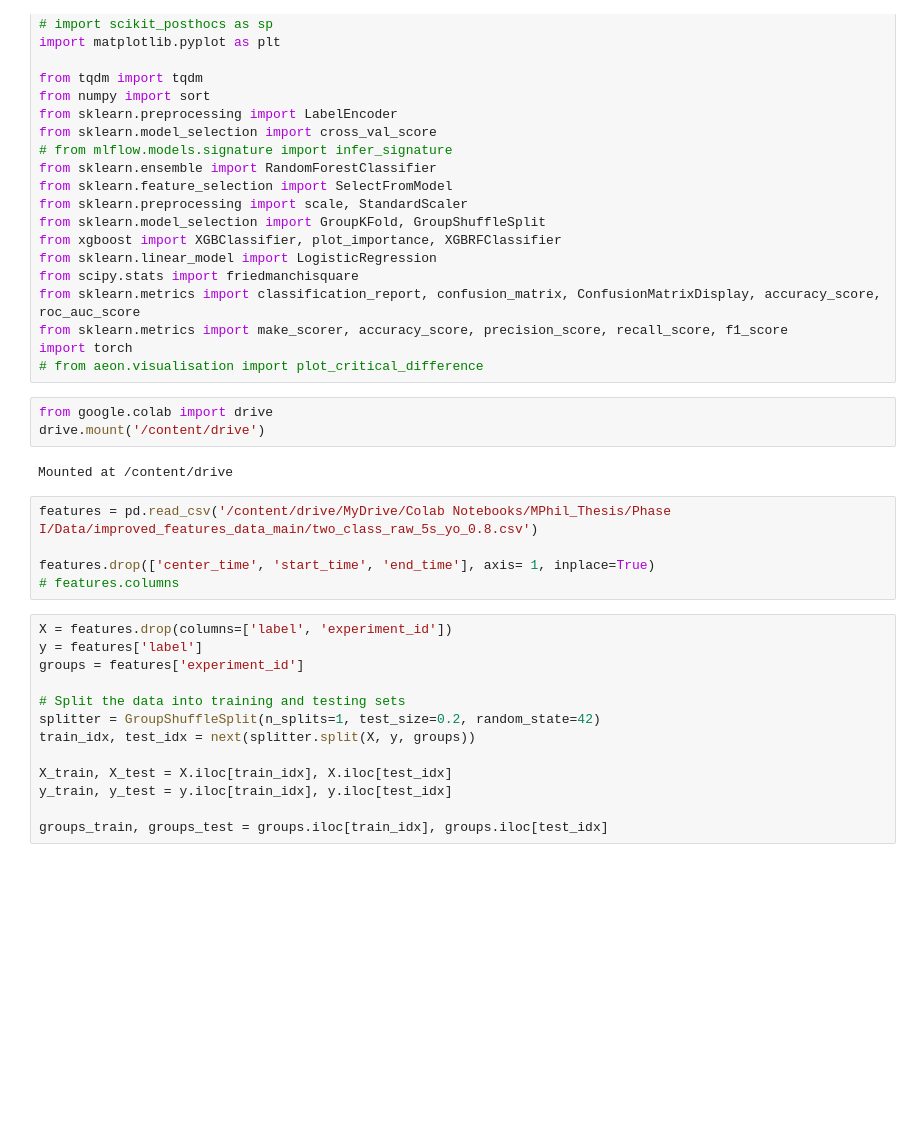
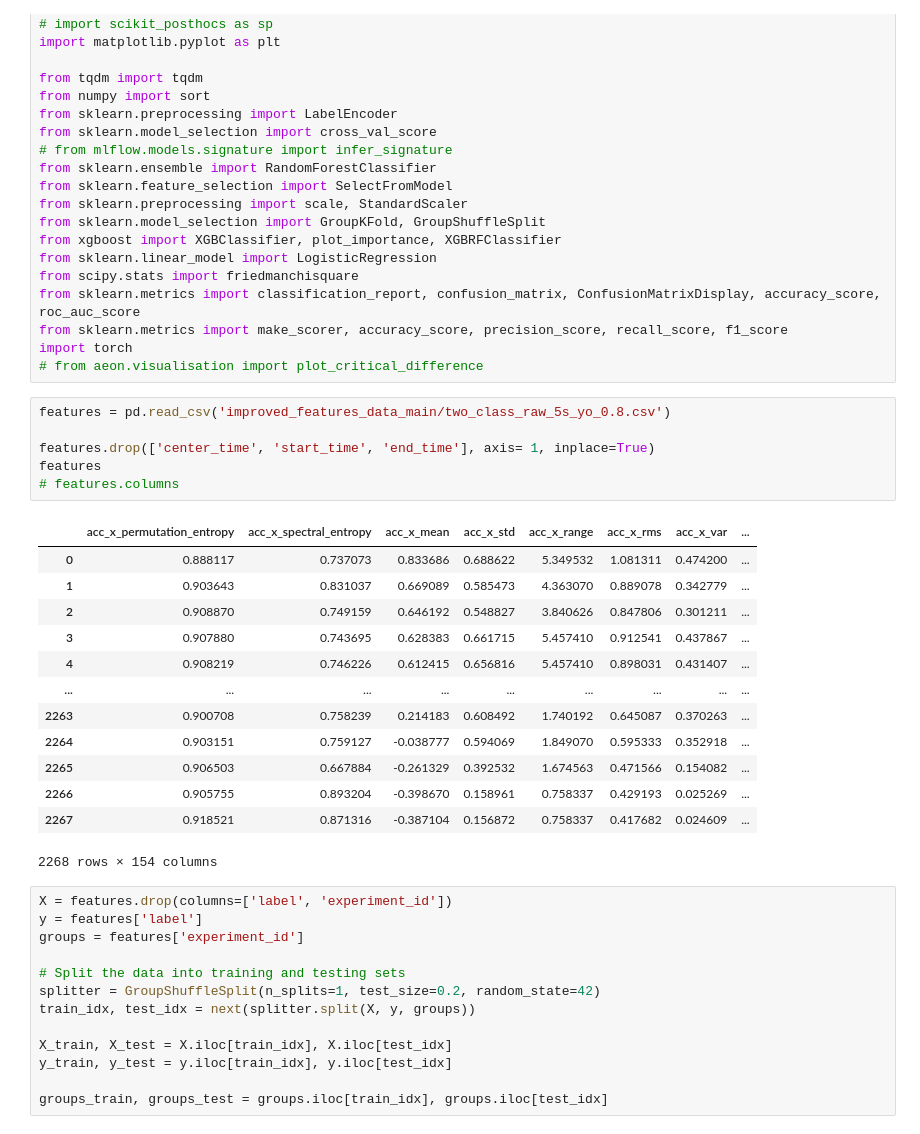
Before and after one commit to edumabagraham/uropatch-data-analysis, a Jupyter notebook: TabPfn.ipynb, the cells around one changed output. Saved outputs shown, nothing was run; the diff lists cells and outputs as text; blank space fills up the shorter version.

```diff
--- a/TabPfn.ipynb
+++ b/TabPfn.ipynb
@@ -49,16 +46,26 @@ from sklearn.metrics import classification_report, confusion_matrix, ConfusionMa
 from sklearn.metrics import make_scorer, accuracy_score, precision_score, recall_score, f1_score
 import torch
 # from aeon.visualisation import plot_critical_difference
-# %%
-from google.colab import drive
-drive.mount('/content/drive')
-# %% [output]
-Mounted at /content/drive
 # %%
-features = pd.read_csv('/content/drive/MyDrive/Colab Notebooks/MPhil_Thesis/Phase I/Data/improved_features_data_main/two_class_raw_5s_yo_0.8.csv')
+features = pd.read_csv('improved_features_data_main/two_class_raw_5s_yo_0.8.csv')
 
 features.drop(['center_time', 'start_time', 'end_time'], axis= 1, inplace=True)
+features
 # features.columns
+# %% [output]
+|  | acc_x_permutation_entropy | acc_x_spectral_entropy | acc_x_mean | acc_x_std | acc_x_range | acc_x_rms | acc_x_var | ... |
+| 0 | 0.888117 | 0.737073 | 0.833686 | 0.688622 | 5.349532 | 1.081311 | 0.474200 | ... |
+| 1 | 0.903643 | 0.831037 | 0.669089 | 0.585473 | 4.363070 | 0.889078 | 0.342779 | ... |
+| 2 | 0.908870 | 0.749159 | 0.646192 | 0.548827 | 3.840626 | 0.847806 | 0.301211 | ... |
+| 3 | 0.907880 | 0.743695 | 0.628383 | 0.661715 | 5.457410 | 0.912541 | 0.437867 | ... |
+| 4 | 0.908219 | 0.746226 | 0.612415 | 0.656816 | 5.457410 | 0.898031 | 0.431407 | ... |
+| ... | ... | ... | ... | ... | ... | ... | ... | ... |
+| 2263 | 0.900708 | 0.758239 | 0.214183 | 0.608492 | 1.740192 | 0.645087 | 0.370263 | ... |
+| 2264 | 0.903151 | 0.759127 | -0.038777 | 0.594069 | 1.849070 | 0.595333 | 0.352918 | ... |
+| 2265 | 0.906503 | 0.667884 | -0.261329 | 0.392532 | 1.674563 | 0.471566 | 0.154082 | ... |
+| 2266 | 0.905755 | 0.893204 | -0.398670 | 0.158961 | 0.758337 | 0.429193 | 0.025269 | ... |
+| 2267 | 0.918521 | 0.871316 | -0.387104 | 0.156872 | 0.758337 | 0.417682 | 0.024609 | ... |
+2268 rows × 154 columns
 # %%
 X = features.drop(columns=['label', 'experiment_id'])
 y = features['label']
```
Also changed, not shown: parts of 15 cells of this notebook.
